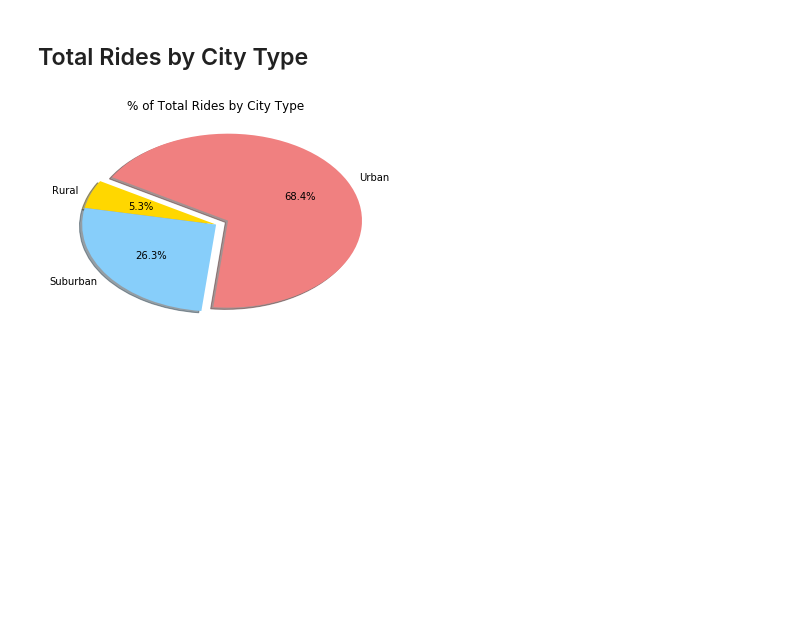
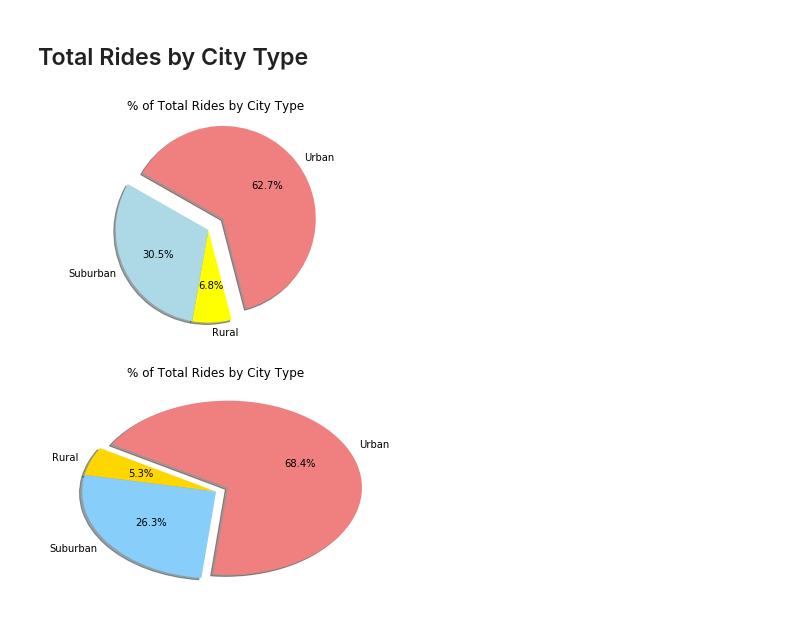
Before and after one commit to rpmsanchez/Data-Analysis-Visualization-Works, a Jupyter notebook: hw5/pyber_rsanchez copy.ipynb, the cells around one changed output. Cells and saved outputs as stored; diff of their text form; code cells hidden in the pictures; blank space fills up the shorter version.

```diff
--- a/hw5/pyber_rsanchez copy.ipynb
+++ b/hw5/pyber_rsanchez copy.ipynb
@@ -117,3 +128,24 @@ plt.show()
+# %%
+# Calculate Ride Percents
+rural_rides = rural['ride_id'].count()
+urban_rides = urban['ride_id'].count()
+suburban_rides = suburban['ride_id'].count()
+
+# Build Pie Chart
+types = ["Rural", "Urban", "Suburban"]
+rides = [rural_rides, urban_rides, suburban_rides]
+colors = ["yellow", "lightcoral", "lightblue"]
+explode = (0, 0.2, 0)
+plt.pie(fares, explode=explode, labels=types, colors=colors,
+        autopct="%2.1f%%", shadow=True, startangle=260)
+plt.axis("equal")
+plt.title("% of Total Rides by City Type")
+
+# Save Figure
+plt.savefig("../Images/ridespie.png")
+plt.show()
+# %% [output]
+[figure, added]
 # %%
 # Show Figure
 plt.show()
```
Also changed, not shown: parts of 6 cells of this notebook, 3 other files.
